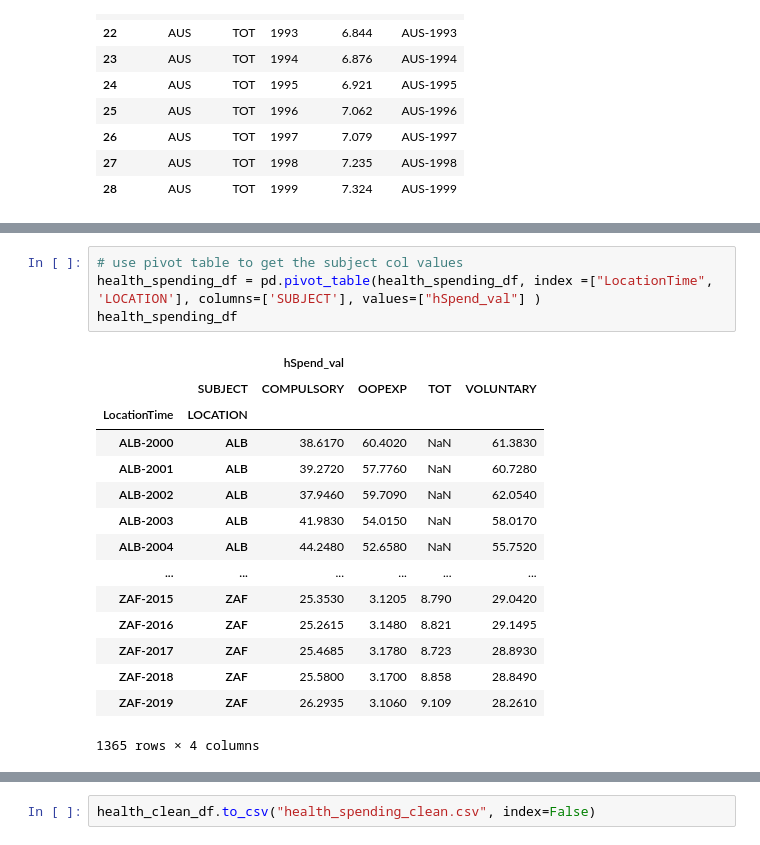
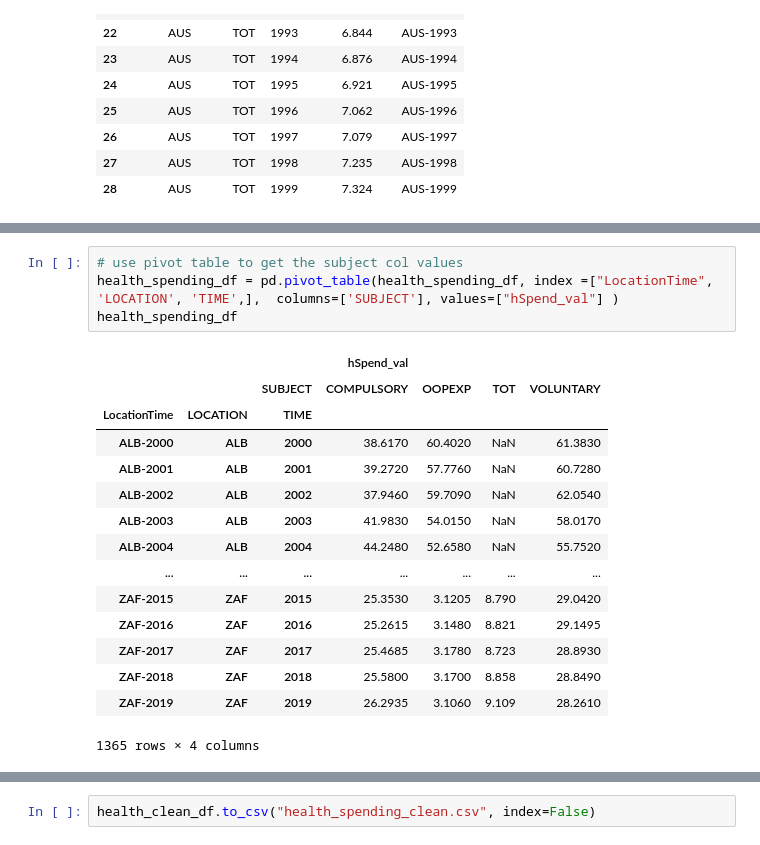
Before and after one commit to Mishauwa/Nutrition_Final_Project, a Jupyter notebook: Data_Jupyter_notebook/health_Spending.ipynb, the cells around one changed output, grey strips where cells are left out. Saved outputs shown, nothing was run; the diff lists cells and outputs as text.

```diff
--- a/Data_Jupyter_notebook/health_Spending.ipynb
+++ b/Data_Jupyter_notebook/health_Spending.ipynb
@@ -135,22 +130,22 @@ health_clean_df
 # %%
 # use pivot table to get the subject col values
-health_spending_df = pd.pivot_table(health_spending_df, index =["LocationTime", 'LOCATION'], columns=['SUBJECT'], values=["hSpend_val"] )
+health_spending_df = pd.pivot_table(health_spending_df, index =["LocationTime", 'LOCATION', 'TIME',],  columns=['SUBJECT'], values=["hSpend_val"] )
 health_spending_df
 # %% [output]
-|  |  | hSpend_val |  |  |  |
-|  | SUBJECT | COMPULSORY | OOPEXP | TOT | VOLUNTARY |
-| LocationTime | LOCATION |  |  |  |  |
-| ALB-2000 | ALB | 38.6170 | 60.4020 | NaN | 61.3830 |
-| ALB-2001 | ALB | 39.2720 | 57.7760 | NaN | 60.7280 |
-| ALB-2002 | ALB | 37.9460 | 59.7090 | NaN | 62.0540 |
-| ALB-2003 | ALB | 41.9830 | 54.0150 | NaN | 58.0170 |
-| ALB-2004 | ALB | 44.2480 | 52.6580 | NaN | 55.7520 |
-| ... | ... | ... | ... | ... | ... |
-| ZAF-2015 | ZAF | 25.3530 | 3.1205 | 8.790 | 29.0420 |
-| ZAF-2016 | ZAF | 25.2615 | 3.1480 | 8.821 | 29.1495 |
-| ZAF-2017 | ZAF | 25.4685 | 3.1780 | 8.723 | 28.8930 |
-| ZAF-2018 | ZAF | 25.5800 | 3.1700 | 8.858 | 28.8490 |
-| ZAF-2019 | ZAF | 26.2935 | 3.1060 | 9.109 | 28.2610 |
+|  |  |  | hSpend_val |  |  |  |
+|  |  | SUBJECT | COMPULSORY | OOPEXP | TOT | VOLUNTARY |
+| LocationTime | LOCATION | TIME |  |  |  |  |
+| ALB-2000 | ALB | 2000 | 38.6170 | 60.4020 | NaN | 61.3830 |
+| ALB-2001 | ALB | 2001 | 39.2720 | 57.7760 | NaN | 60.7280 |
+| ALB-2002 | ALB | 2002 | 37.9460 | 59.7090 | NaN | 62.0540 |
+| ALB-2003 | ALB | 2003 | 41.9830 | 54.0150 | NaN | 58.0170 |
+| ALB-2004 | ALB | 2004 | 44.2480 | 52.6580 | NaN | 55.7520 |
+| ... | ... | ... | ... | ... | ... | ... |
+| ZAF-2015 | ZAF | 2015 | 25.3530 | 3.1205 | 8.790 | 29.0420 |
+| ZAF-2016 | ZAF | 2016 | 25.2615 | 3.1480 | 8.821 | 29.1495 |
+| ZAF-2017 | ZAF | 2017 | 25.4685 | 3.1780 | 8.723 | 28.8930 |
+| ZAF-2018 | ZAF | 2018 | 25.5800 | 3.1700 | 8.858 | 28.8490 |
+| ZAF-2019 | ZAF | 2019 | 26.2935 | 3.1060 | 9.109 | 28.2610 |
 1365 rows × 4 columns
 # %%
 #format column names
```
Also changed, not shown: parts of 6 cells of this notebook.
